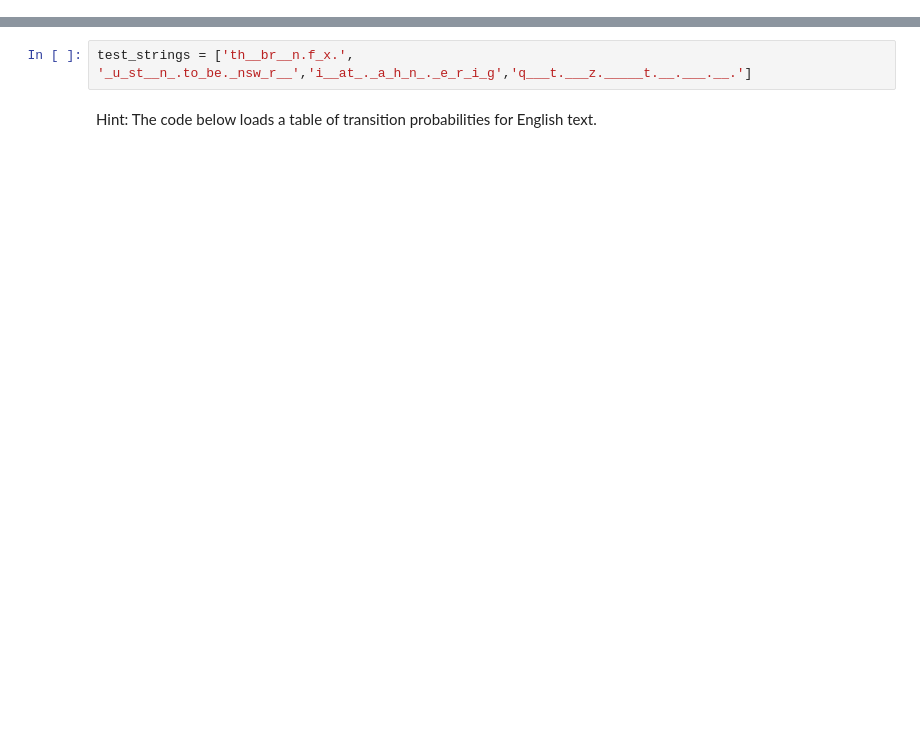
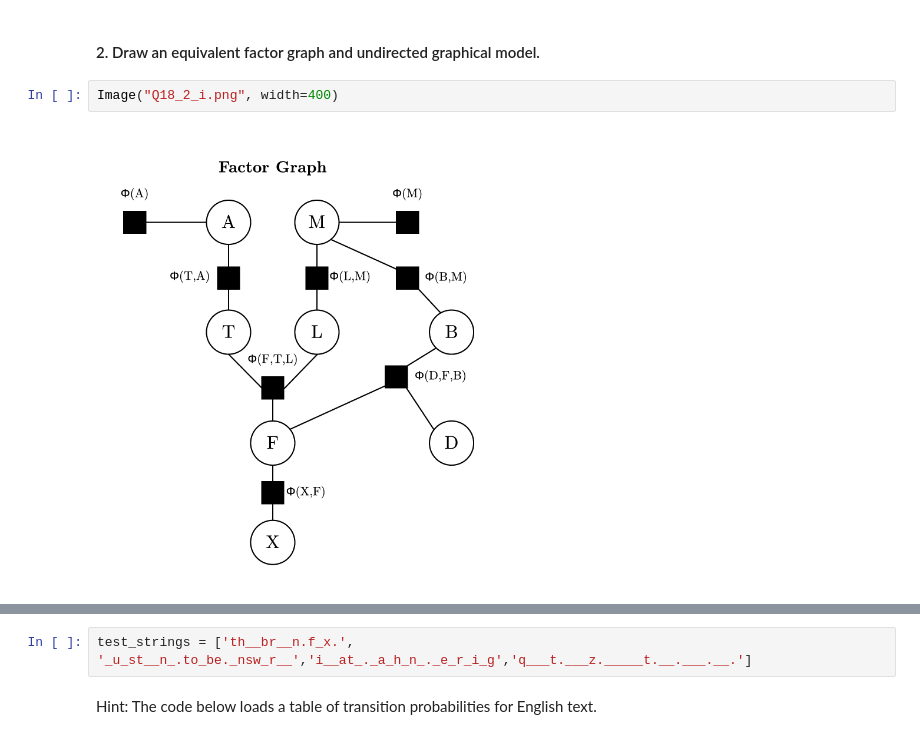
Before and after one commit to CMPE547-Spring-2017-Bogazici/hw3, a Jupyter notebook: Markov Chain of Letters.ipynb, the cells around one changed output, grey strips where cells are left out. Saved outputs shown, nothing was run; the diff lists cells and outputs as text; blank space fills up the shorter version.

```diff
--- a/Markov Chain of Letters.ipynb
+++ b/Markov Chain of Letters.ipynb
@@ -7,0 +34,6 @@ I hereby declare that I observed the honour code of the university when preparin
+# %% [markdown]
+#### 2. Draw an equivalent factor graph and undirected graphical model.
+# %%
+Image("Q18_2_i.png", width=400)
+# %% [output]
+[figure, added]
```
Also changed, not shown: parts of 31 cells of this notebook, 9 other files.
